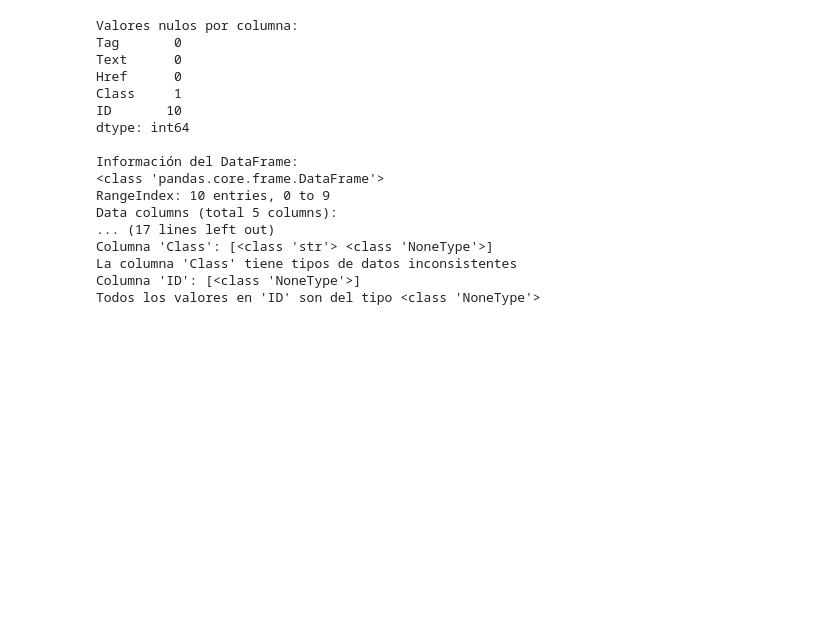
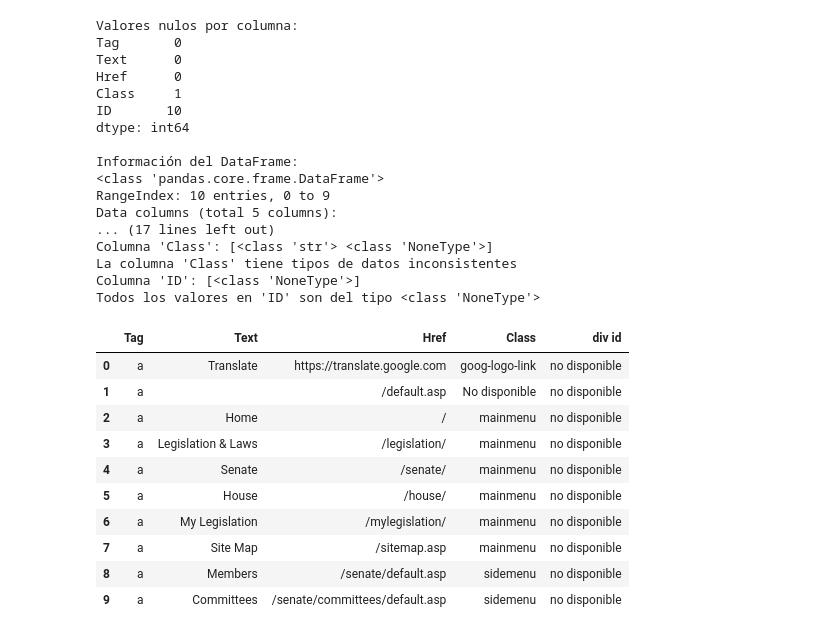
Before and after one commit to Gvillalbam/trabajo_clase_2, a Jupyter notebook: trabajo2.ipynb, the cells around one changed output. Saved outputs shown, nothing was run; the diff lists cells and outputs as text; code cells hidden in the pictures; blank space fills up the shorter version.

```diff
--- a/trabajo2.ipynb
+++ b/trabajo2.ipynb
@@ -160,3 +156,29 @@ Columna 'Class': [<class 'str'> <class 'NoneType'>]
 La columna 'Class' tiene tipos de datos inconsistentes
 Columna 'ID': [<class 'NoneType'>]
 Todos los valores en 'ID' son del tipo <class 'NoneType'>
+# %%
+data = []
+for tag in a_tags:
+    data.append({
+        'Tag': tag.name,
+        'Text': tag.get_text(strip=True),
+        'Href': tag.get('href'),
+        'Class': ' '.join(tag.get('class')) if tag.get('class') else "No disponible",
+        'div id': tag.get('id') if tag.get('id') else "no disponible"
+
+    })
+import pandas as pd
+df = pd.DataFrame(data)
+df
+# %% [output]
+|  | Tag | Text | Href | Class | div id |
+| 0 | a | Translate | https://translate.google.com | goog-logo-link | no disponible |
+| 1 | a |  | /default.asp | No disponible | no disponible |
+| 2 | a | Home | / | mainmenu | no disponible |
+| 3 | a | Legislation & Laws | /legislation/ | mainmenu | no disponible |
+| 4 | a | Senate | /senate/ | mainmenu | no disponible |
+| 5 | a | House | /house/ | mainmenu | no disponible |
+| 6 | a | My Legislation | /mylegislation/ | mainmenu | no disponible |
+| 7 | a | Site Map | /sitemap.asp | mainmenu | no disponible |
+| 8 | a | Members | /senate/default.asp | sidemenu | no disponible |
+| 9 | a | Committees | /senate/committees/default.asp | sidemenu | no disponible |
```
Also changed, not shown: parts of 7 cells of this notebook.
